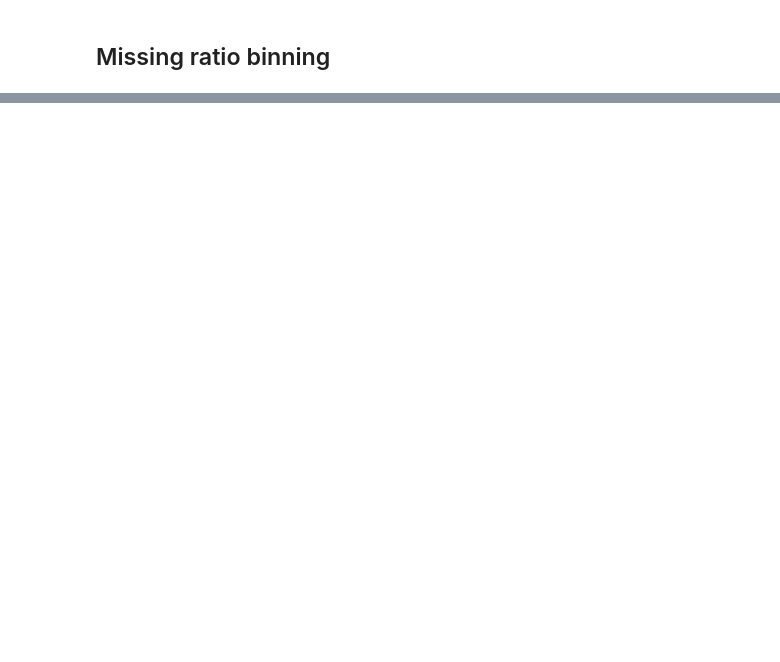
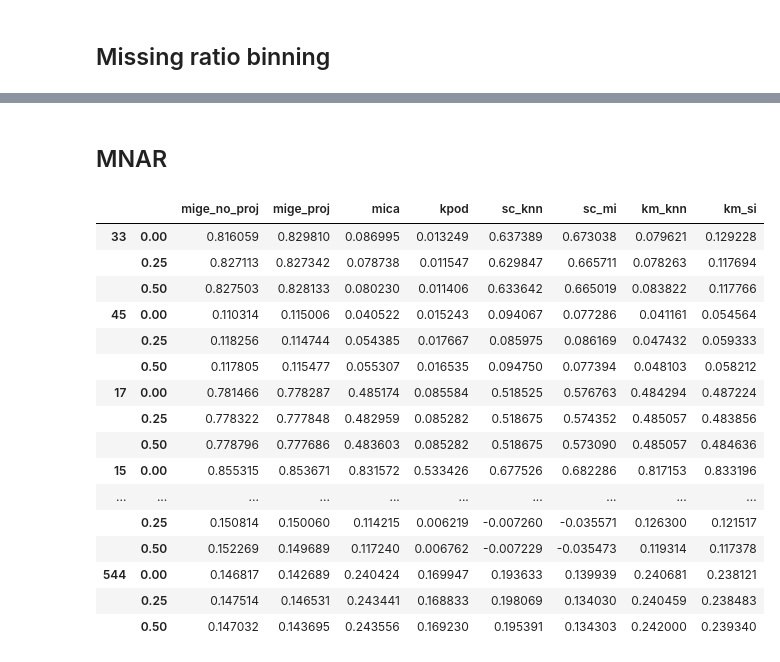
Before and after one commit to simonetome/fusemix, a Jupyter notebook: test_src/notebooks/analyze_simulation.ipynb, the cells around one changed output, grey strips where cells are left out. Saved outputs shown, nothing was run; the diff lists cells and outputs as text; code cells hidden in the pictures; blank space fills up the shorter version.

```diff
--- a/test_src/notebooks/analyze_simulation.ipynb
+++ b/test_src/notebooks/analyze_simulation.ipynb
@@ -348,7 +368,7 @@ linestyles = cycle(['-.',':'])
 colors = cycle(sns.color_palette("tab10"))
 
 style = {m:{} for m in methods}
-for method in methods:
+for method in TESTED_METHODS:
     style[method]['marker'] = next(markers)
     style[method]['color'] = next(colors)
     if 'mige' in method:
@@ -379,0 +380,5 @@ data
+# %%
+# load dataset names
+
+dataset_names = pd.read_csv("../../test_output/datasets_analysis.csv")
+dataset_names.head(2)
@@ -420,0 +461,56 @@ plt.show()
+# %% [markdown]
+## MNAR
+# %%
+# mnar percentage is the fourth elem in the cfg tuple
+with open("../../test_data/simulation_config.yaml", "r") as f:
+    cfg = yaml.safe_load(f)
+mnar_bins = cfg['md_param_grid']['mnar_proportions']
+
+external_metrics_mnar_results = {met:{d: {bin: {m:[] for m in methods} for bin in mnar_bins} for d in cfg['dataset_ids']} for met in external_metrics}
+external_metrics_mnar_means = {met:{d: {bin: {m:np.nan for m in methods} for bin in mnar_bins} for d in cfg['dataset_ids']} for met in external_metrics}
+external_metrics_mnar_stds = {met:{d: {bin: {m:np.nan for m in methods} for bin in mnar_bins} for d in cfg['dataset_ids']} for met in external_metrics}
+
+for k1,v1 in simulation_results.items():
+    # k1 is the cfg
+    mnar_bin = k1[3]
+    dataset_id = k1[0]
+    # collect results
+    for metric in external_metrics:
+        for method in methods:
+            #res = v1['external_metrics'][method][metric]
+            res = safe_get(v1['external_metrics'],method,metric)
+            external_metrics_mnar_results[metric][dataset_id][mnar_bin][method].append(res)
+
+# calculate means and standard deviations
+for metric,v1 in external_metrics_mnar_results.items():
+    for dataset_id, v2 in v1.items():
+        for mnar_bin, v3 in v2.items():
+            for method,v4 in v3.items():
+                external_metrics_mnar_means[metric][dataset_id][mnar_bin][method] = np.mean(v4)
+                external_metrics_mnar_stds[metric][dataset_id][mnar_bin][method] = np.std(v4)
+# %%
+df = (
+    pd.DataFrame.from_dict(external_metrics_mnar_means['ari'], orient="index")
+      .stack()
+      .apply(pd.Series)
+)
+# %%
+df[TESTED_METHODS].head(20)
+# %% [output]
+|  |  | mige_no_proj | mige_proj | mica | kpod | sc_knn | sc_mi | km_knn | km_si |
+| 33 | 0.00 | 0.816059 | 0.829810 | 0.086995 | 0.013249 | 0.637389 | 0.673038 | 0.079621 | 0.129228 |
+|  | 0.25 | 0.827113 | 0.827342 | 0.078738 | 0.011547 | 0.629847 | 0.665711 | 0.078263 | 0.117694 |
+|  | 0.50 | 0.827503 | 0.828133 | 0.080230 | 0.011406 | 0.633642 | 0.665019 | 0.083822 | 0.117766 |
+| 45 | 0.00 | 0.110314 | 0.115006 | 0.040522 | 0.015243 | 0.094067 | 0.077286 | 0.041161 | 0.054564 |
+|  | 0.25 | 0.118256 | 0.114744 | 0.054385 | 0.017667 | 0.085975 | 0.086169 | 0.047432 | 0.059333 |
+|  | 0.50 | 0.117805 | 0.115477 | 0.055307 | 0.016535 | 0.094750 | 0.077394 | 0.048103 | 0.058212 |
+| 17 | 0.00 | 0.781466 | 0.778287 | 0.485174 | 0.085584 | 0.518525 | 0.576763 | 0.484294 | 0.487224 |
+|  | 0.25 | 0.778322 | 0.777848 | 0.482959 | 0.085282 | 0.518675 | 0.574352 | 0.485057 | 0.483856 |
+|  | 0.50 | 0.778796 | 0.777686 | 0.483603 | 0.085282 | 0.518675 | 0.573090 | 0.485057 | 0.484636 |
+| 15 | 0.00 | 0.855315 | 0.853671 | 0.831572 | 0.533426 | 0.677526 | 0.682286 | 0.817153 | 0.833196 |
+| ... | ... | ... | ... | ... | ... | ... | ... | ... | ... |
+|  | 0.25 | 0.150814 | 0.150060 | 0.114215 | 0.006219 | -0.007260 | -0.035571 | 0.126300 | 0.121517 |
+|  | 0.50 | 0.152269 | 0.149689 | 0.117240 | 0.006762 | -0.007229 | -0.035473 | 0.119314 | 0.117378 |
+| 544 | 0.00 | 0.146817 | 0.142689 | 0.240424 | 0.169947 | 0.193633 | 0.139939 | 0.240681 | 0.238121 |
+|  | 0.25 | 0.147514 | 0.146531 | 0.243441 | 0.168833 | 0.198069 | 0.134030 | 0.240459 | 0.238483 |
+|  | 0.50 | 0.147032 | 0.143695 | 0.243556 | 0.169230 | 0.195391 | 0.134303 | 0.242000 | 0.239340 |
```
Also changed, not shown: parts of 17 cells of this notebook, 58 other files.
